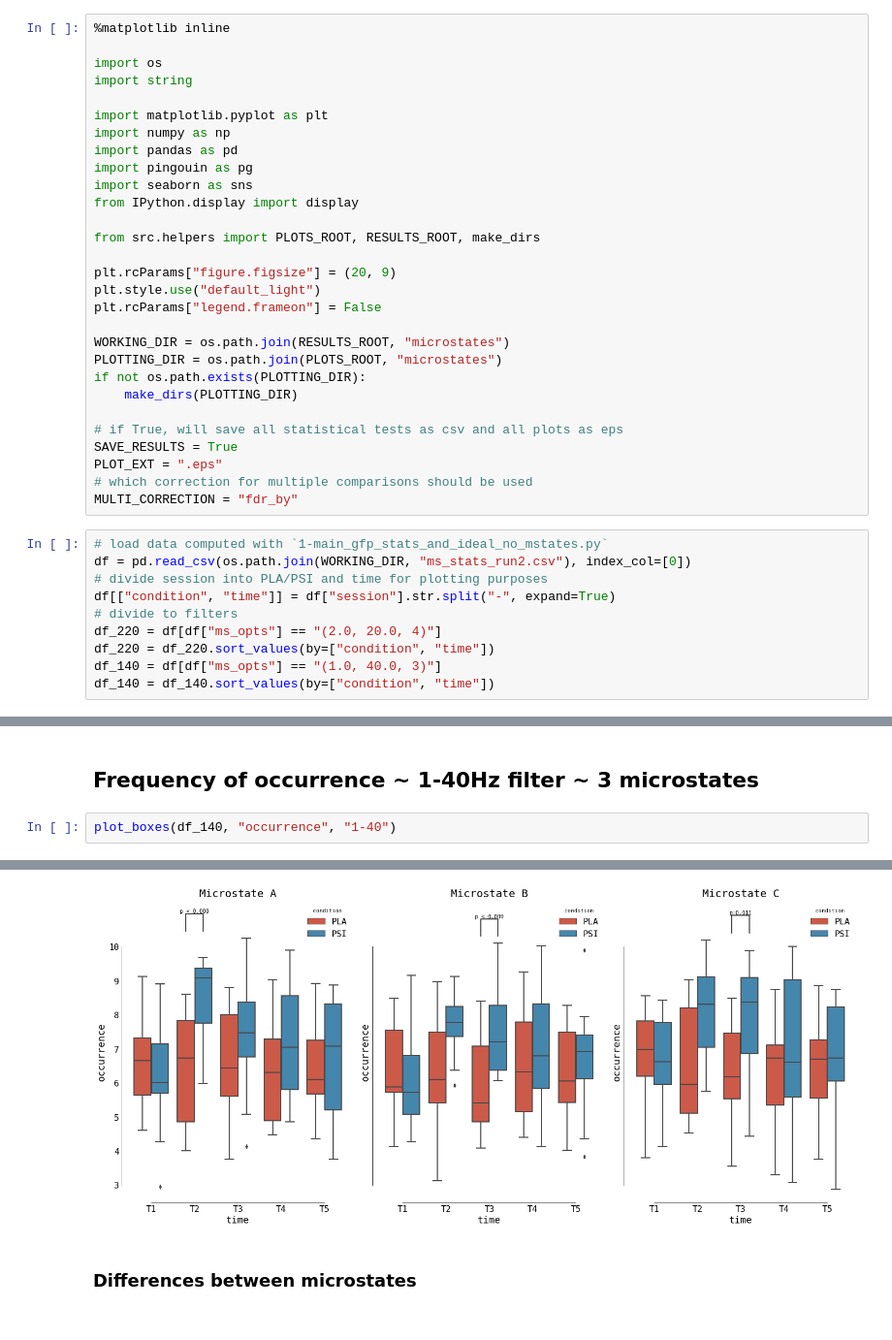
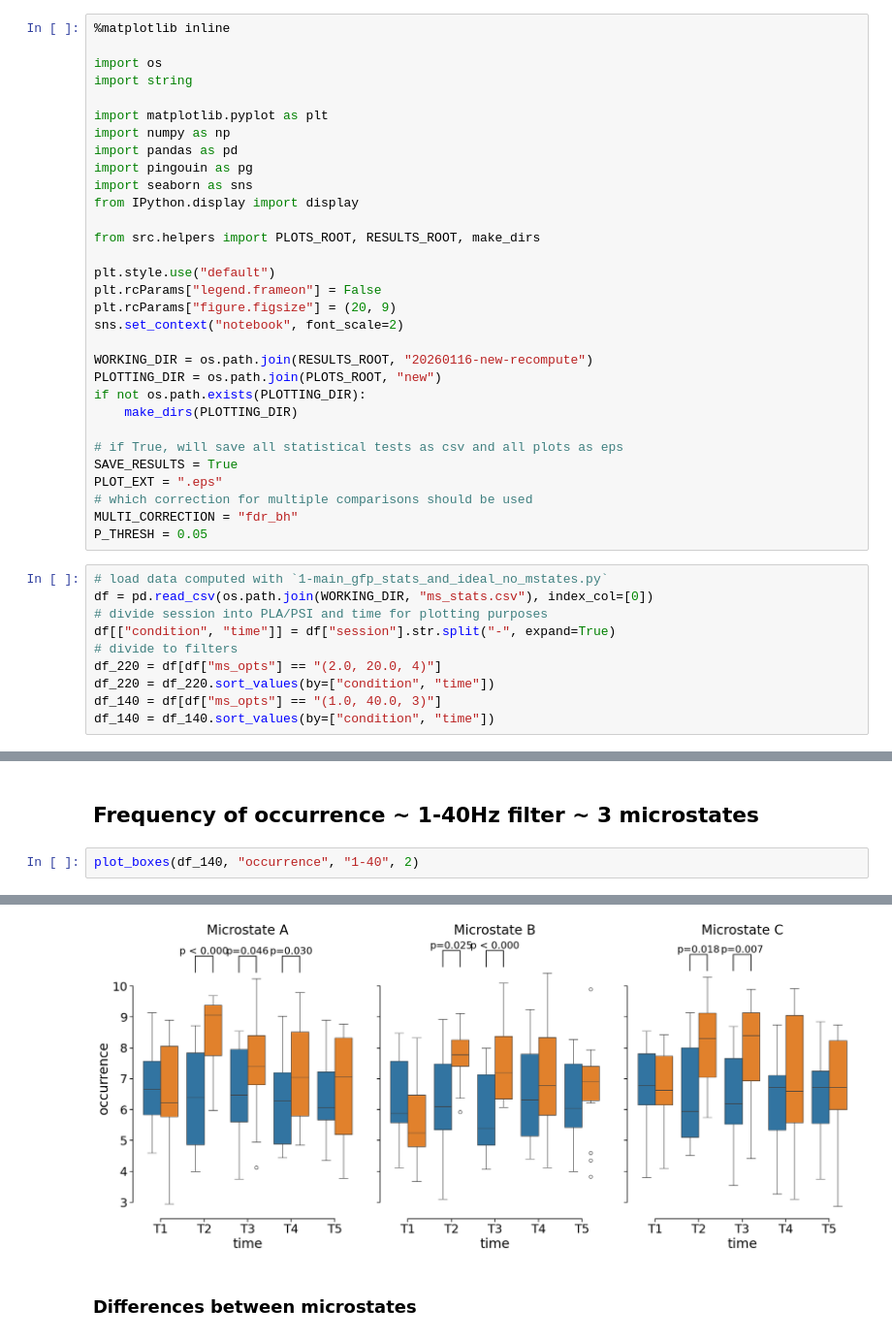
Before and after one commit to jajcayn/psilocybin-microstates, a Jupyter notebook: 2.5-microstate-stats.ipynb, the cells around one changed output, grey strips where cells are left out. Shown at 97% size. Cells and saved outputs as stored; diff of their text form.

```diff
--- a/2.5-microstate-stats.ipynb
+++ b/2.5-microstate-stats.ipynb
@@ -17,12 +17,13 @@ from IPython.display import display
 
 from src.helpers import PLOTS_ROOT, RESULTS_ROOT, make_dirs
 
+plt.style.use("default")
+plt.rcParams["legend.frameon"] = False
 plt.rcParams["figure.figsize"] = (20, 9)
-plt.style.use("default_light")
-plt.rcParams["legend.frameon"] = False
+sns.set_context("notebook", font_scale=2)
 
-WORKING_DIR = os.path.join(RESULTS_ROOT, "microstates")
-PLOTTING_DIR = os.path.join(PLOTS_ROOT, "microstates")
+WORKING_DIR = os.path.join(RESULTS_ROOT, "20260116-new-recompute")
+PLOTTING_DIR = os.path.join(PLOTS_ROOT, "new")
 if not os.path.exists(PLOTTING_DIR):
     make_dirs(PLOTTING_DIR)
 
@@ -30,10 +31,11 @@ if not os.path.exists(PLOTTING_DIR):
 SAVE_RESULTS = True
 PLOT_EXT = ".eps"
 # which correction for multiple comparisons should be used
-MULTI_CORRECTION = "fdr_by"
+MULTI_CORRECTION = "fdr_bh"
+P_THRESH = 0.05
 # %%
 # load data computed with `1-main_gfp_stats_and_ideal_no_mstates.py`
-df = pd.read_csv(os.path.join(WORKING_DIR, "ms_stats_run2.csv"), index_col=[0])
+df = pd.read_csv(os.path.join(WORKING_DIR, "ms_stats.csv"), index_col=[0])
 # divide session into PLA/PSI and time for plotting purposes
 df[["condition", "time"]] = df["session"].str.split("-", expand=True)
 # divide to filters
@@ -784,5 +824,5 @@ Pairwise 'condition x time' t-tests (showing only significant after FDR_BY corre
 # %% [markdown]
 ## Frequency of occurrence ~ 1-40Hz filter ~ 3 microstates
 # %%
-plot_boxes(df_140, "occurrence", "1-40")
+plot_boxes(df_140, "occurrence", "1-40", 2)
 # %% [output]
@@ -790,4 +830,4 @@ plot_boxes(df_140, "occurrence", "1-40")
-[figure, old version]
+[figure, new version]
 # %% [markdown]
 ### Differences between microstates
 # %%
```
Also changed, not shown: parts of 28 cells of this notebook, 13 other files.
